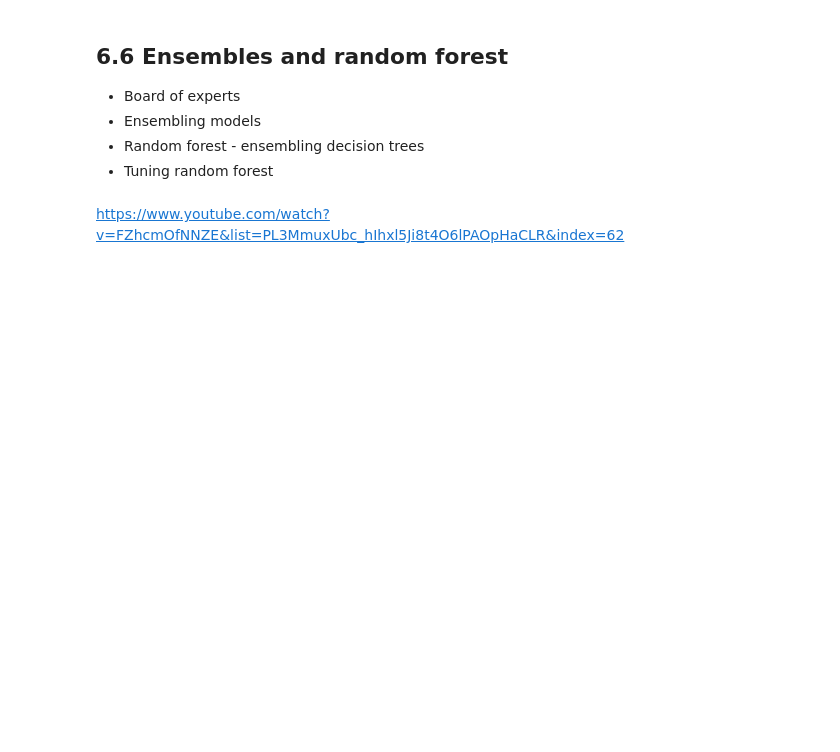
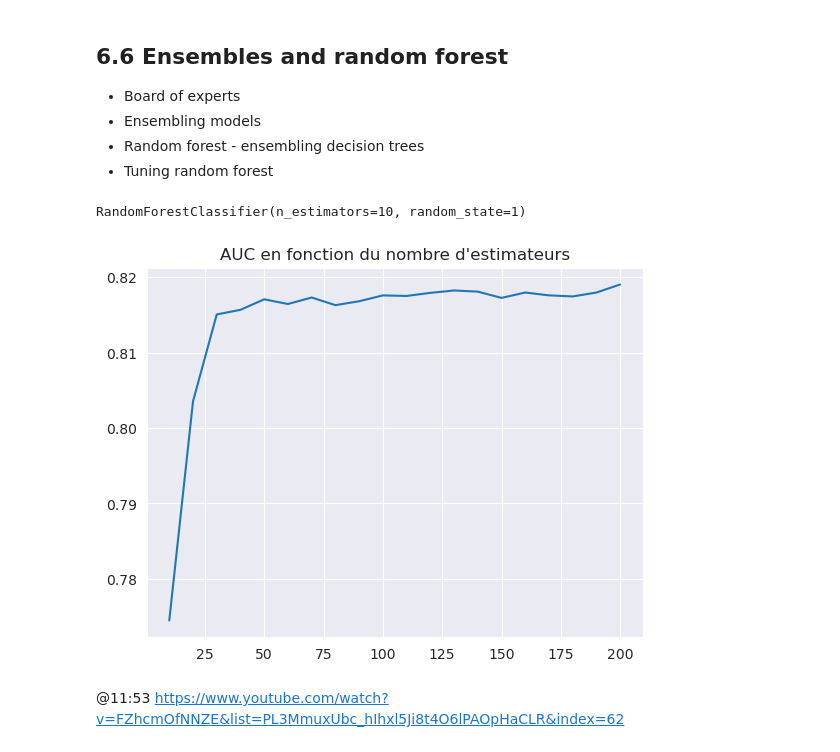
Before and after one commit to ValentinLibouton/machine-learning-zoomcamp-by-valentin, a Jupyter notebook: 06_Decision_Trees_and_Ensemble_Learning/06_Decision_Tree_and_Ensemble_Learning_by_valentin.ipynb, the cells around one changed output. Drawn from its saved outputs; the diff is of its cells as text; code cells hidden in the pictures; blank space fills up the shorter version.

```diff
--- a/06_Decision_Trees_and_Ensemble_Learning/06_Decision_Tree_and_Ensemble_Learning_by_valentin.ipynb
+++ b/06_Decision_Trees_and_Ensemble_Learning/06_Decision_Tree_and_Ensemble_Learning_by_valentin.ipynb
@@ -646,5 +646,3 @@ print(export_text(dt, feature_names=list(dv.get_feature_names_out())))
 * Ensembling models
 * Random forest - ensembling decision trees
 * Tuning random forest
-# %% [markdown]
-https://www.youtube.com/watch?v=FZhcmOfNNZE&list=PL3MmuxUbc_hIhxl5Ji8t4O6lPAOpHaCLR&index=62
@@ -650,0 +651,28 @@ https://www.youtube.com/watch?v=FZhcmOfNNZE&list=PL3MmuxUbc_hIhxl5Ji8t4O6lPAOpHa
+# %%
+rf = RandomForestClassifier(n_estimators=10, random_state=1)
+rf.fit(X=X_train, y=y_train)
+# %% [output]
+RandomForestClassifier(n_estimators=10, random_state=1)
+# %%
+y_pred = rf.predict_proba(X=X_val)[:,1]
+roc_auc_score(y_true=y_val, y_score=y_pred)
+# %%
+scores = []
+for n in range(10,201,10):
+    rf = RandomForestClassifier(n_estimators=n, random_state=1)
+    rf.fit(X=X_train, y=y_train)
+
+    y_pred = rf.predict_proba(X=X_val)[:,1]
+    auc = roc_auc_score(y_true=y_val, y_score=y_pred)
+    scores.append((n, auc))
+# %%
+df_scores = pd.DataFrame(data=scores, columns=['n_estimators', 'auc'])
+plt.plot(df_scores.n_estimators, df_scores.auc)
+#plt.xlabel('n_estimators')
+#plt.ylabel('auc')
+plt.title('AUC en fonction du nombre d\'estimateurs')
+plt.show()
+# %% [output]
+[figure, added]
+# %% [markdown]
+@11:53 https://www.youtube.com/watch?v=FZhcmOfNNZE&list=PL3MmuxUbc_hIhxl5Ji8t4O6lPAOpHaCLR&index=62
```
Also changed, not shown: parts of 1 cell of this notebook.
